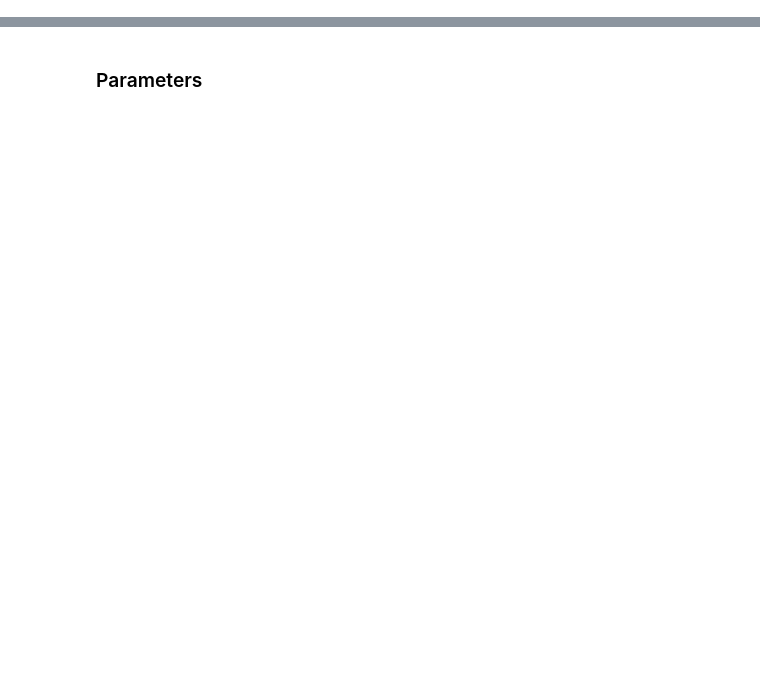
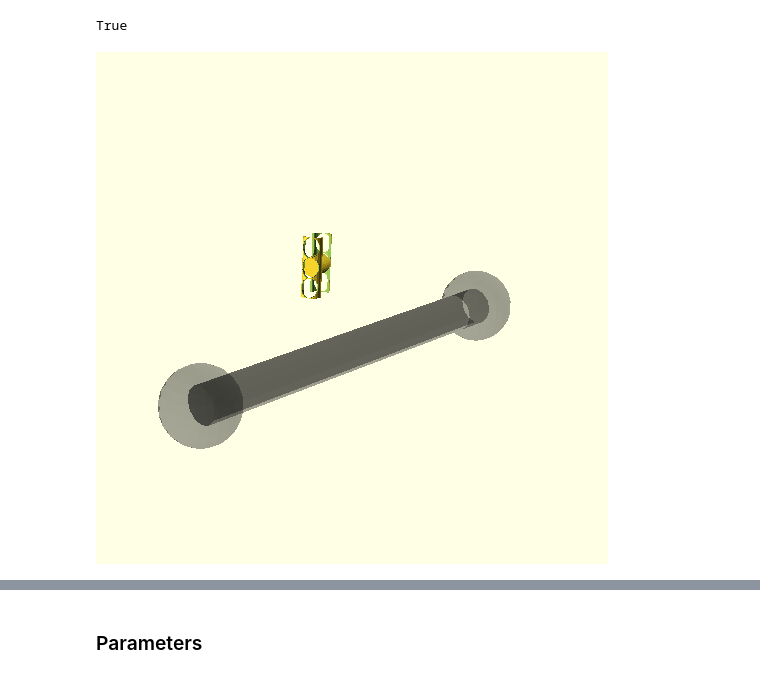
Before and after one commit to glyg/notebooks, a Jupyter notebook: kt_sim/3D spindle.ipynb, the cells around one changed output, grey strips where cells are left out. Drawn from its saved outputs; the diff is of its cells as text; code cells hidden in the pictures; blank space fills up the shorter version.

Commit message:
started work on 3D spindle in sympy, with raw openscad rendering

```diff
--- a/kt_sim/3D spindle.ipynb
+++ b/kt_sim/3D spindle.ipynb
@@ -10,3 +17,28 @@ from kt_simul.smp_spindle.smp_spindle import SympySpindle, parameters
+# %%
+solid.use('spindle.scad')
+# %% [output]
+True
+# %%
+spindle_length = 4
+ch_pos = [-0.4, 0.1, 1]
+stretch = 0.3
+ch_theta = 30
+ch_phi = 10
+
+scad_spindle = (spindle_midzone(spindle_length) +
+                chromosome(ch_pos, stretch, ch_theta, ch_phi))
+# %%
+def show_scad(scad_spindle, img_name='spindle_scad.png'):
+    if os.path.isfile(img_name):
+        os.remove(img_name)
+    with tempfile.NamedTemporaryFile('w', suffix='.scad') as tmp_scad:
+        solid.scad_render_to_file(scad_spindle, tmp_scad.name)
+        os.system('openscad -o {} {}'.format(img_name, tmp_scad.name))
+    return disp.Image(img_name)
+# %%
+show_scad(scad_spindle)
+# %% [output]
+[figure, added]
 # %% [markdown]
 ### Model description
 
```
Also changed, not shown: parts of 5 cells of this notebook, 2 other files.
